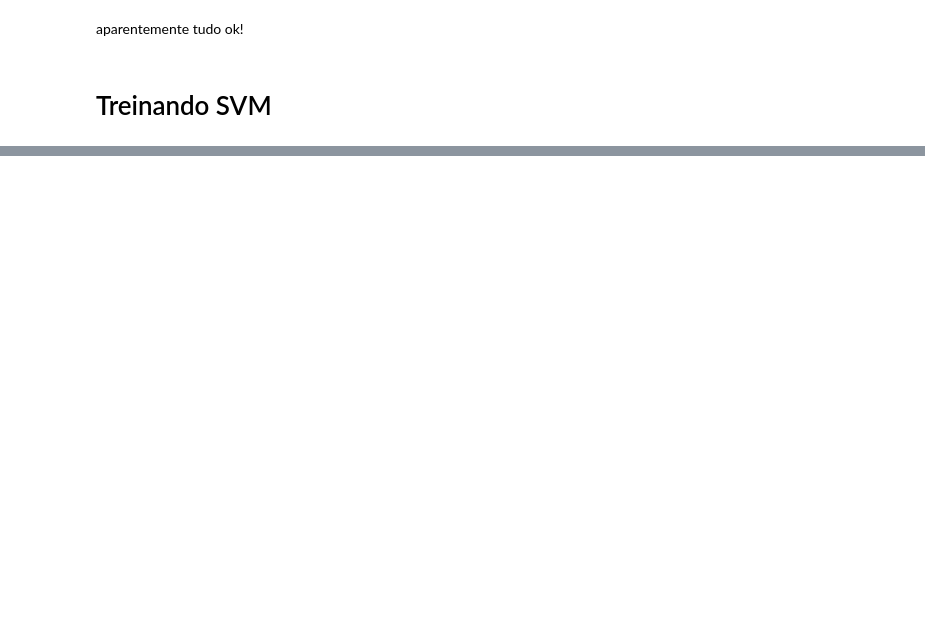
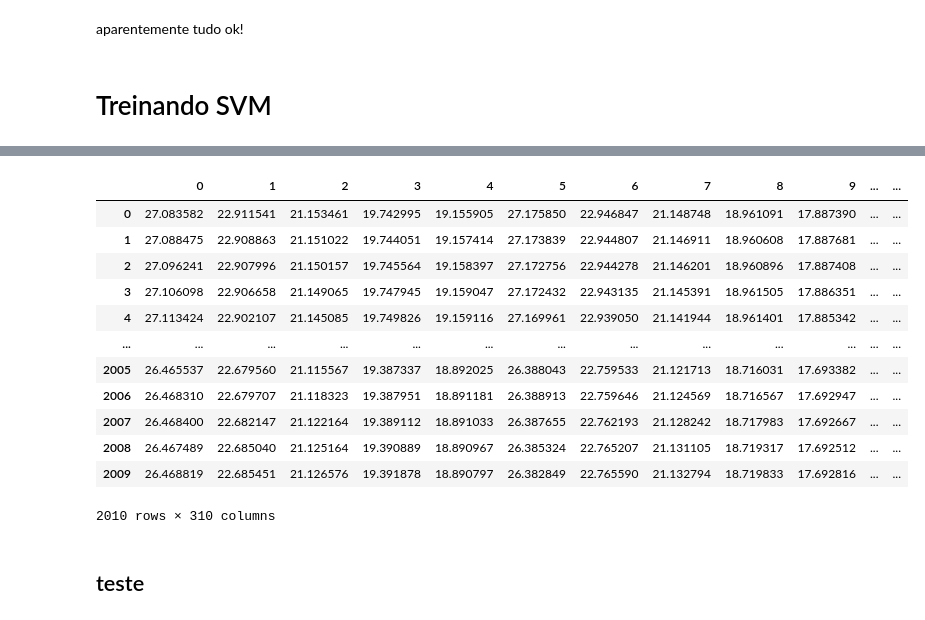
Before and after one commit to jvmr22/MSc-dissertation-EEG-Analysis, a Jupyter notebook: svm_classifier_simplified.ipynb, the cells around one changed output, grey strips where cells are left out. Saved outputs shown, nothing was run; the diff lists cells and outputs as text; code cells hidden in the pictures; blank space fills up the shorter version.

Commit message:
generating EEG data as dataframe

```diff
--- a/svm_classifier_simplified.ipynb
+++ b/svm_classifier_simplified.ipynb
@@ -277,0 +147,11 @@ array([1., 1., 1., 1., 1., 1., 1., 1., 1., 1., 1., 1., 1., 1., 1., 1., 1.,
+# %%
+# def generating_data(data_dict, clip_label, feature_name):
+# first 9 movies as training, the last 6 movies as testing
+train_data = data_dict[feature_name+'1']
+print("\t### TRAIN ###")
+print(f"\t\t{feature_name + '1'} - video 1 - {train_data.shape} observacoes")
+_, num, _ = train_data.shape
+used_train_film_ref = np.zeros(num,) + 1
+train_label = np.zeros(num,) + clip_label[0]
+train_data = np.swapaxes(train_data, 0, 1)
+train_data
@@ -277,0 +178,3 @@ array([1., 1., 1., 1., 1., 1., 1., 1., 1., 1., 1., 1., 1., 1., 1., 1., 1.,
+# %%
+train_data = np.reshape(train_data, (num, -1))
+train_data
@@ -277,0 +199,3 @@ array([1., 1., 1., 1., 1., 1., 1., 1., 1., 1., 1., 1., 1., 1., 1., 1., 1.,
+# %%
+used_data = data_dict[feature_name + str(i)]
+used_data.shape
@@ -277,0 +204,15 @@ array([1., 1., 1., 1., 1., 1., 1., 1., 1., 1., 1., 1., 1., 1., 1., 1., 1.,
+# %%
+train_residual_index = [2,3,4,5,6,7,8,9]
+for ind,i in enumerate(train_residual_index):
+    used_data = data_dict[feature_name + str(i)]
+    _, num, _ = used_data.shape
+    used_label = np.zeros(num,) + clip_label[ind+1]
+
+    used_train_film_ref = np.zeros(num,) + i #vai gerar um vetor com a referencia do filme. Ex: (235 primeiros valores referem-se ao filme 1)
+
+    used_data = np.swapaxes(used_data, 0, 1)
+    used_data = np.reshape(used_data, (num, -1))
+    print(f"\t\t{feature_name + str(i)} - video {str(i)} - {used_data.shape} observacoes")
+    train_data = np.vstack((train_data, used_data))
+
+    train_label = np.hstack((train_label, used_label))
@@ -277,0 +241,18 @@ array([1., 1., 1., 1., 1., 1., 1., 1., 1., 1., 1., 1., 1., 1., 1., 1., 1.,
+# %%
+pd.DataFrame(train_data)
+# %% [output]
+|  | 0 | 1 | 2 | 3 | 4 | 5 | 6 | 7 | 8 | 9 | ... | ... |
+| 0 | 27.083582 | 22.911541 | 21.153461 | 19.742995 | 19.155905 | 27.175850 | 22.946847 | 21.148748 | 18.961091 | 17.887390 | ... | ... |
+| 1 | 27.088475 | 22.908863 | 21.151022 | 19.744051 | 19.157414 | 27.173839 | 22.944807 | 21.146911 | 18.960608 | 17.887681 | ... | ... |
+| 2 | 27.096241 | 22.907996 | 21.150157 | 19.745564 | 19.158397 | 27.172756 | 22.944278 | 21.146201 | 18.960896 | 17.887408 | ... | ... |
+| 3 | 27.106098 | 22.906658 | 21.149065 | 19.747945 | 19.159047 | 27.172432 | 22.943135 | 21.145391 | 18.961505 | 17.886351 | ... | ... |
+| 4 | 27.113424 | 22.902107 | 21.145085 | 19.749826 | 19.159116 | 27.169961 | 22.939050 | 21.141944 | 18.961401 | 17.885342 | ... | ... |
+| ... | ... | ... | ... | ... | ... | ... | ... | ... | ... | ... | ... | ... |
+| 2005 | 26.465537 | 22.679560 | 21.115567 | 19.387337 | 18.892025 | 26.388043 | 22.759533 | 21.121713 | 18.716031 | 17.693382 | ... | ... |
+| 2006 | 26.468310 | 22.679707 | 21.118323 | 19.387951 | 18.891181 | 26.388913 | 22.759646 | 21.124569 | 18.716567 | 17.692947 | ... | ... |
+| 2007 | 26.468400 | 22.682147 | 21.122164 | 19.389112 | 18.891033 | 26.387655 | 22.762193 | 21.128242 | 18.717983 | 17.692667 | ... | ... |
+| 2008 | 26.467489 | 22.685040 | 21.125164 | 19.390889 | 18.890967 | 26.385324 | 22.765207 | 21.131105 | 18.719317 | 17.692512 | ... | ... |
+| 2009 | 26.468819 | 22.685451 | 21.126576 | 19.391878 | 18.890797 | 26.382849 | 22.765590 | 21.132794 | 18.719833 | 17.692816 | ... | ... |
+2010 rows × 310 columns
+# %% [markdown]
+## teste
```
Also changed, not shown: parts of 36 cells of this notebook, 1 other file.
